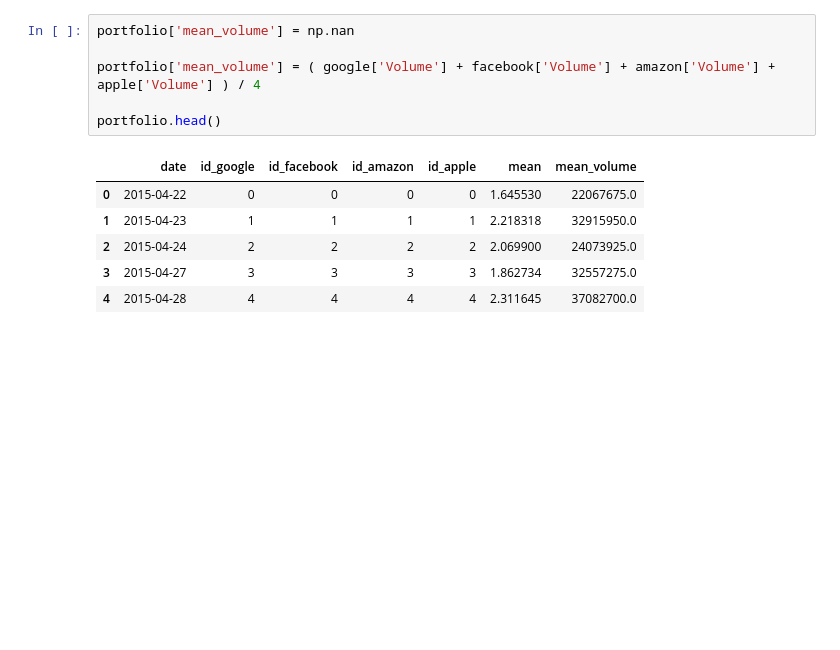
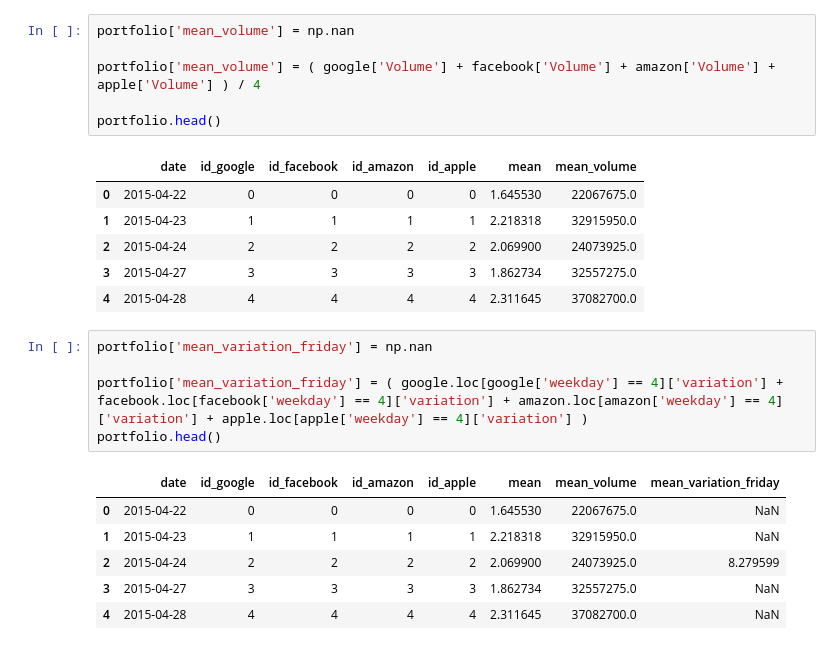
Before and after one commit to glaiveVII/bigdata, a Jupyter notebook: hash/kibana/Stock_MonteCarlo.ipynb, the cells around one changed output. Saved outputs shown, nothing was run; the diff lists cells and outputs as text; blank space fills up the shorter version.

```diff
--- a/hash/kibana/Stock_MonteCarlo.ipynb
+++ b/hash/kibana/Stock_MonteCarlo.ipynb
@@ -138,3 +152,15 @@ portfolio.head()
 | 2 | 2015-04-24 | 2 | 2 | 2 | 2 | 2.069900 | 24073925.0 |
 | 3 | 2015-04-27 | 3 | 3 | 3 | 3 | 1.862734 | 32557275.0 |
 | 4 | 2015-04-28 | 4 | 4 | 4 | 4 | 2.311645 | 37082700.0 |
+# %%
+portfolio['mean_variation_friday'] = np.nan
+
+portfolio['mean_variation_friday'] = ( google.loc[google['weekday'] == 4]['variation'] + facebook.loc[facebook['weekday'] == 4]['variation'] + amazon.loc[amazon['weekday'] == 4]['variation'] + apple.loc[apple['weekday'] == 4]['variation'] )
+portfolio.head()
+# %% [output]
+|  | date | id_google | id_facebook | id_amazon | id_apple | mean | mean_volume | mean_variation_friday |
+| 0 | 2015-04-22 | 0 | 0 | 0 | 0 | 1.645530 | 22067675.0 | NaN |
+| 1 | 2015-04-23 | 1 | 1 | 1 | 1 | 2.218318 | 32915950.0 | NaN |
+| 2 | 2015-04-24 | 2 | 2 | 2 | 2 | 2.069900 | 24073925.0 | 8.279599 |
+| 3 | 2015-04-27 | 3 | 3 | 3 | 3 | 1.862734 | 32557275.0 | NaN |
+| 4 | 2015-04-28 | 4 | 4 | 4 | 4 | 2.311645 | 37082700.0 | NaN |
```
Also changed, not shown: parts of 2 cells of this notebook.
